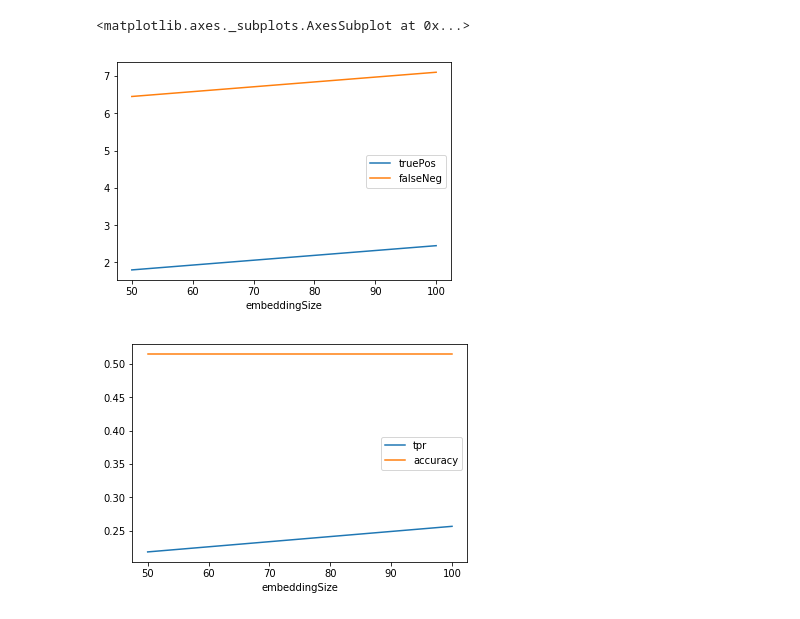
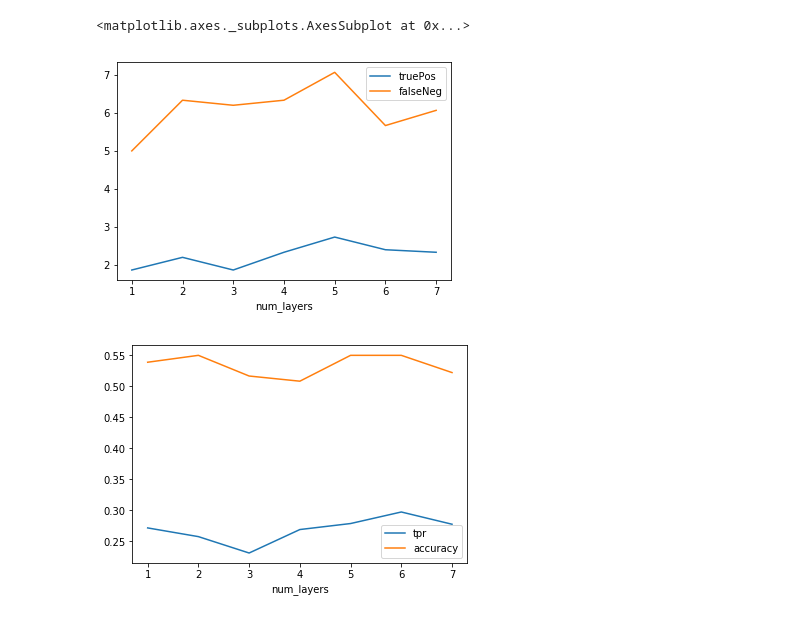
Before and after one commit to ac4649/datalogue_challenge, a Jupyter notebook: runStatsViewer.ipynb, the cells around one changed output. Cells and saved outputs as stored; diff of their text form; code cells hidden in the pictures.

Commit message:
running layer stats for rnn & writing report.

```diff
--- a/runStatsViewer.ipynb
+++ b/runStatsViewer.ipynb
@@ -38,6 +38,28 @@ filenames = [
     'Results/RNN/maxEpoch/train_maxEpoch_stats2000.csv',
     'Results/RNN/maxEpoch/train_maxEpoch_stats3000.csv',
     'Results/RNN/maxEpoch/train_maxEpoch_stats4000.csv',
+
+    'Results/RNN/num_layers/layers_stats1.csv',
+    'Results/RNN/num_layers/layers_stats2.csv',
+    'Results/RNN/num_layers/layers_stats3.csv',
+    'Results/RNN/num_layers/layers_stats4.csv',
+    'Results/RNN/num_layers/layers_stats5.csv',
+    'Results/RNN/num_layers/layers_stats6.csv',
+    'Results/RNN/num_layers/layers_stats7.csv',
+    'Results/RNN/num_layers/layers_stats8.csv',
+    'Results/RNN/num_layers/layers_stats9.csv',
+    'Results/RNN/num_layers/layers_stats10.csv',
+    'Results/RNN/num_layers/layers_stats11.csv',
+    'Results/RNN/num_layers/layers_stats12.csv',
+    'Results/RNN/num_layers/layers_stats13.csv',
+    'Results/RNN/num_layers/layers_stats14.csv',
+    'Results/RNN/num_layers/layers_stats15.csv',
+    'Results/RNN/num_layers/layers_stats16.csv',
+    'Results/RNN/num_layers/layers_stats17.csv',
+    'Results/RNN/num_layers/layers_stats18.csv',
+    'Results/RNN/num_layers/layers_stats19.csv',
+    'Results/RNN/num_layers/layers_stats20.csv',
+
 
 #     'Results/RandomForest/sum/randomFores_1_estimators',
 #     'Results/RandomForest/sum/randomFores_2_estimators',
@@ -80,6 +102,7 @@ filenames = [
 #     'Results/RandomForest/mean/randomForest_meanNotSum_18_estimators',
 #     'Results/RandomForest/mean/randomForest_meanNotSum_19_estimators',
 #     'Results/RandomForest/mean/randomForest_meanNotSum_20_estimators',
+
 ]
 i = 0
 for file in filenames:
@@ -104,9 +132,9 @@ stats[stats['test'] == 'embedding_dimm']
 # %%
 # plt = stats[stats['test'] == 'sum']['truePos'].plot() # create sub-plots for
 # stats.groupby('test').plot(x='n_estimators',y=['truePos','falsePos'])
-stats[stats['test'] == 'embedding_dimm'].plot(x='embeddingSize',y=['truePos','falseNeg'])
-stats[stats['test'] == 'embedding_dimm'].plot(x='embeddingSize',y=['tpr','accuracy'])
+stats[stats['test'] == 'num_layers'].plot(x='num_layers',y=['truePos','falseNeg'])
+stats[stats['test'] == 'num_layers'].plot(x='num_layers',y=['tpr','accuracy'])
 # %% [output]
 <matplotlib.axes._subplots.AxesSubplot at 0x...>
-[figure, old version]
+[figure, new version]
-[figure, old version]
+[figure, new version]
```
Also changed, not shown: parts of 2 cells of this notebook, 28 other files.
